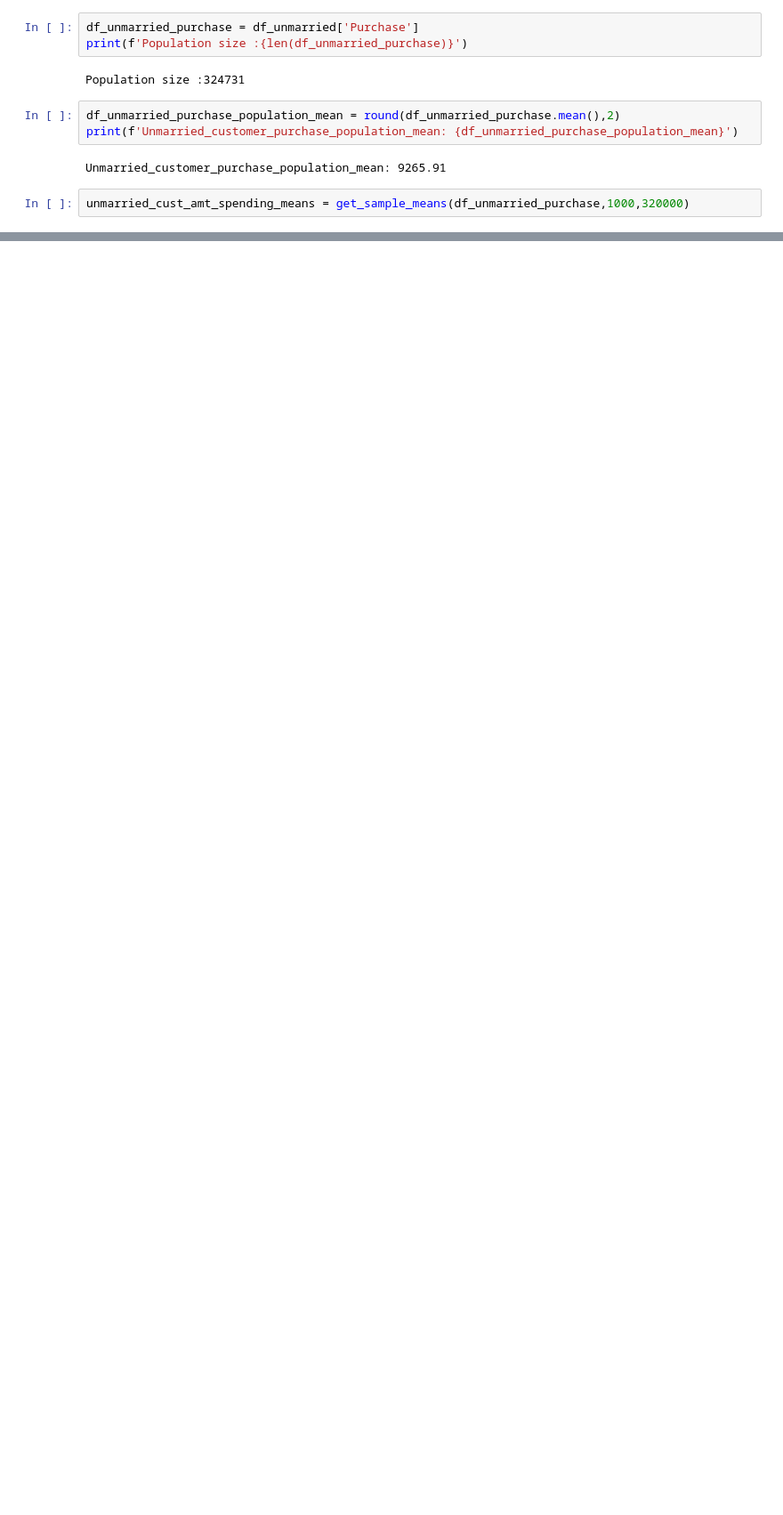
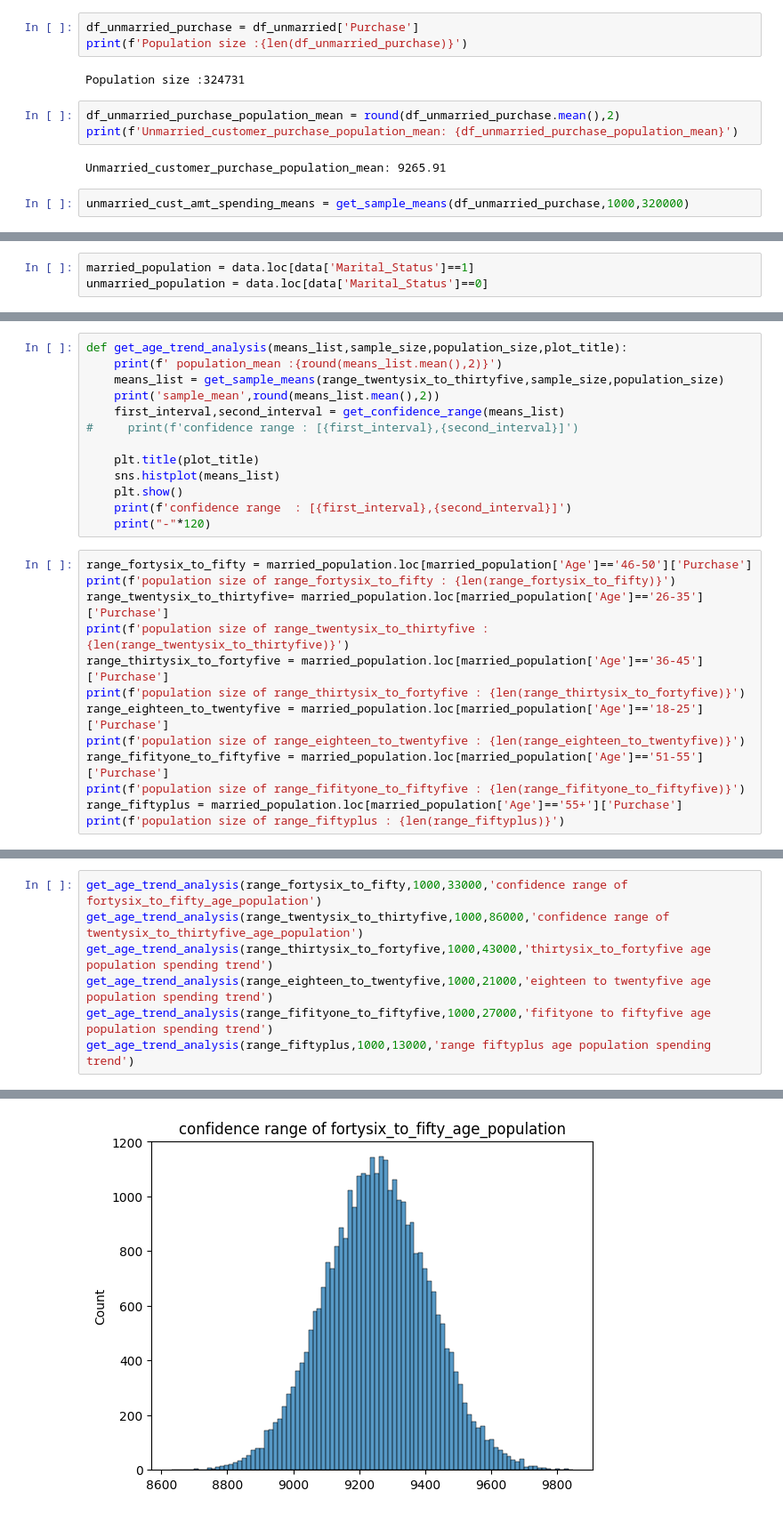
Before and after one commit to GauravDaharia20/Scaler-Projects, a Jupyter notebook: Math/Project/ Walmart_Confidence_Interval_and_CLT.ipynb, the cells around one changed output, grey strips where cells are left out. Shown at 89% size. Drawn from its saved outputs; the diff is of its cells as text; blank space fills up the shorter version.

```diff
--- a/Math/Project/ Walmart_Confidence_Interval_and_CLT.ipynb
+++ b/Math/Project/ Walmart_Confidence_Interval_and_CLT.ipynb
@@ -395,0 +431,3 @@ sample_mean: 9266.57
+# %%
+married_population = data.loc[data['Marital_Status']==1]
+unmarried_population = data.loc[data['Marital_Status']==0]
@@ -395,0 +440,26 @@ sample_mean: 9266.57
+# %%
+def get_age_trend_analysis(means_list,sample_size,population_size,plot_title):
+    print(f' population_mean :{round(means_list.mean(),2)}')
+    means_list = get_sample_means(range_twentysix_to_thirtyfive,sample_size,population_size)
+    print('sample_mean',round(means_list.mean(),2))
+    first_interval,second_interval = get_confidence_range(means_list)
+#     print(f'confidence range : [{first_interval},{second_interval}]')
+
+    plt.title(plot_title)
+    sns.histplot(means_list)
+    plt.show()
+    print(f'confidence range  : [{first_interval},{second_interval}]')
+    print("-"*120)
+# %%
+range_fortysix_to_fifty = married_population.loc[married_population['Age']=='46-50']['Purchase']
+print(f'population size of range_fortysix_to_fifty : {len(range_fortysix_to_fifty)}')
+range_twentysix_to_thirtyfive= married_population.loc[married_population['Age']=='26-35']['Purchase']
+print(f'population size of range_twentysix_to_thirtyfive : {len(range_twentysix_to_thirtyfive)}')
+range_thirtysix_to_fortyfive = married_population.loc[married_population['Age']=='36-45']['Purchase']
+print(f'population size of range_thirtysix_to_fortyfive : {len(range_thirtysix_to_fortyfive)}')
+range_eighteen_to_twentyfive = married_population.loc[married_population['Age']=='18-25']['Purchase']
+print(f'population size of range_eighteen_to_twentyfive : {len(range_eighteen_to_twentyfive)}')
+range_fifityone_to_fiftyfive = married_population.loc[married_population['Age']=='51-55']['Purchase']
+print(f'population size of range_fifityone_to_fiftyfive : {len(range_fifityone_to_fiftyfive)}')
+range_fiftyplus = married_population.loc[married_population['Age']=='55+']['Purchase']
+print(f'population size of range_fiftyplus : {len(range_fiftyplus)}')
@@ -395,0 +473,8 @@ sample_mean: 9266.57
+# %%
+get_age_trend_analysis(range_fortysix_to_fifty,1000,33000,'confidence range of fortysix_to_fifty_age_population')
+get_age_trend_analysis(range_twentysix_to_thirtyfive,1000,86000,'confidence range of twentysix_to_thirtyfive_age_population')
+get_age_trend_analysis(range_thirtysix_to_fortyfive,1000,43000,'thirtysix_to_fortyfive age population spending trend')
+get_age_trend_analysis(range_eighteen_to_twentyfive,1000,21000,'eighteen to twentyfive age population spending trend')
+get_age_trend_analysis(range_fifityone_to_fiftyfive,1000,27000,'fifityone to fiftyfive age population spending trend')
+get_age_trend_analysis(range_fiftyplus,1000,13000,'range fiftyplus age population spending trend')
+# %% [output]
@@ -395,0 +483 @@ sample_mean: 9266.57
+[figure, added]
```
Also changed, not shown: parts of 32 cells of this notebook.
